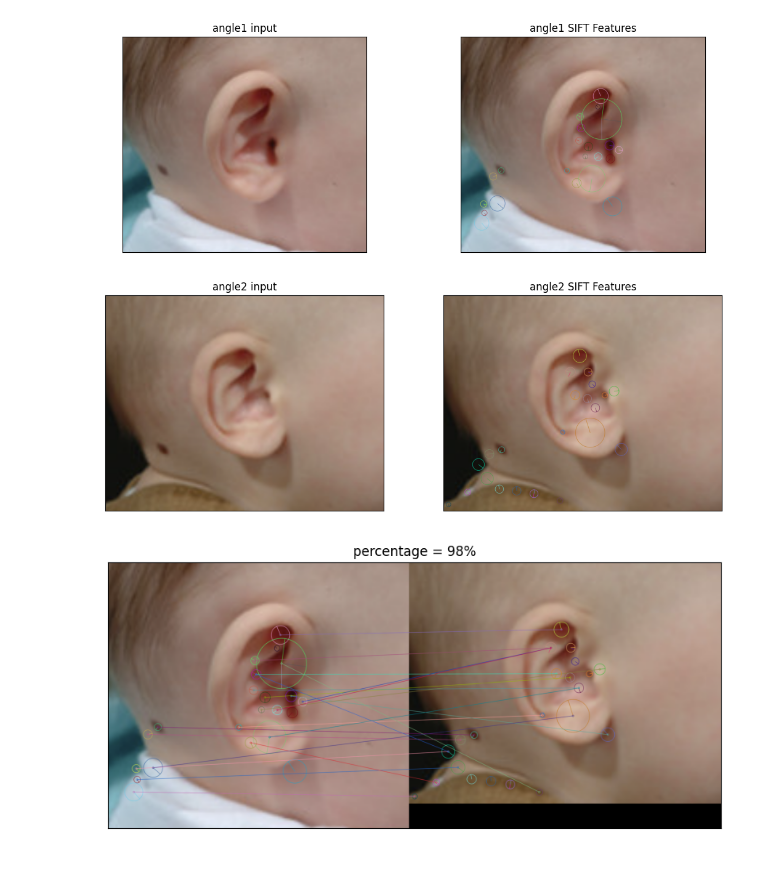
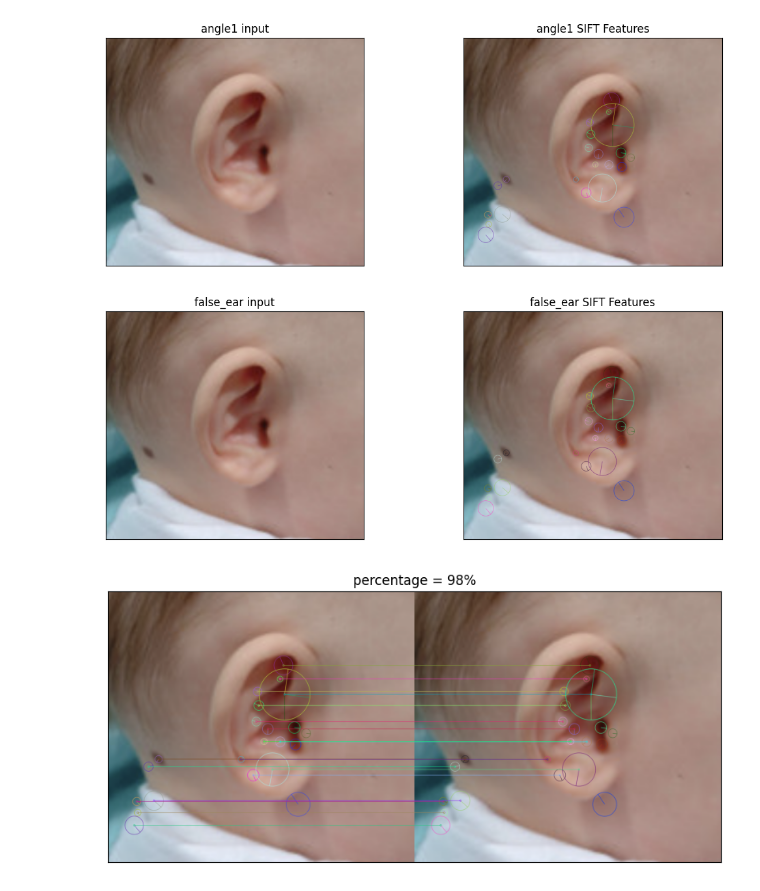
Before and after one commit to sarah034/Baby-Check-MetroHacks-2022-, a Jupyter notebook: abce False.ipynb, the cells around one changed output. Drawn from its saved outputs; the diff is of its cells as text; code cells hidden in the pictures.

```diff
--- a/abce False.ipynb
+++ b/abce False.ipynb
@@ -5,44 +16,44 @@ import matplotlib.pyplot as plt
 # %%
 angle1 = cv2.imread('angle1.png')
 angle1 = cv2.cvtColor(angle1, cv2.COLOR_BGR2RGB)
 
-angle2 = cv2.imread('angle2.png')
-angle2 = cv2.cvtColor(angle2, cv2.COLOR_BGR2RGB)
-sift = cv2.xfeatures2d.SIFT_create()
+false_ear = cv2.imread('false_ear.jpeg')
+false_ear = cv2.cvtColor(false_ear, cv2.COLOR_BGR2RGB)
+sift = cv2.SIFT.create()
 angle1_copy = angle1.copy()
-angle2_copy = angle2.copy()
+false_ear_copy = false_ear.copy()
 
 keypoints1 = sift.detect(angle1, None)
 keypoints1, descriptors1 = sift.compute(angle1, keypoints1)
 
-keypoints2 = sift.detect(angle2, None)
-keypoints2, descriptors2 = sift.compute(angle2, keypoints2)
+keypoints2 = sift.detect(false_ear, None)
+keypoints2, descriptors2 = sift.compute(false_ear, keypoints2)
 
 cv2.drawKeypoints(angle1, keypoints1, angle1_copy, flags=cv2.DRAW_MATCHES_FLAGS_DRAW_RICH_KEYPOINTS)
-cv2.drawKeypoints(angle2, keypoints2, angle2_copy, flags=cv2.DRAW_MATCHES_FLAGS_DRAW_RICH_KEYPOINTS)
+cv2.drawKeypoints(false_ear, keypoints2, false_ear_copy, flags=cv2.DRAW_MATCHES_FLAGS_DRAW_RICH_KEYPOINTS)
 
 plt.figure(figsize=(13,10))
 plt.subplot(221), plt.imshow(angle1)
 plt.title("angle1 input"), plt.xticks([]), plt.yticks([])
 plt.subplot(222), plt.imshow(angle1_copy)
 plt.title("angle1 SIFT Features"), plt.xticks([]), plt.yticks([])
-plt.subplot(223), plt.imshow(angle2)
-plt.title("angle2 input"), plt.xticks([]), plt.yticks([])
-plt.subplot(224), plt.imshow(angle2_copy)
-plt.title("angle2 SIFT Features"), plt.xticks([]), plt.yticks([])
+plt.subplot(223), plt.imshow(false_ear)
+plt.title("false_ear input"), plt.xticks([]), plt.yticks([])
+plt.subplot(224), plt.imshow(false_ear_copy)
+plt.title("false_ear SIFT Features"), plt.xticks([]), plt.yticks([])
 plt.show()
 # %% [output]
-[figure, old version]
+[figure, new version]
 # %%
 bf = cv2.BFMatcher()
 matches = bf.match(descriptors1, descriptors2) # query image, train image
 matches = sorted(matches, key = lambda x:x.distance)
 
-match12 = cv2.drawMatches(angle1_copy,keypoints1,angle2_copy,keypoints2, matches[:20], None, flags=2)
+match12 = cv2.drawMatches(angle1_copy,keypoints1,false_ear_copy,keypoints2, matches[:20], None, flags=2)
 
 plt.figure(figsize=(10,20))
 plt.imshow(match12)
 plt.title("percentage = 98%"), plt.xticks([]), plt.yticks([])
 plt.show()
 # %% [output]
-[figure, old version]
+[figure, new version]
```
Also changed, not shown: parts of 1 cell of this notebook, 2 other files.
